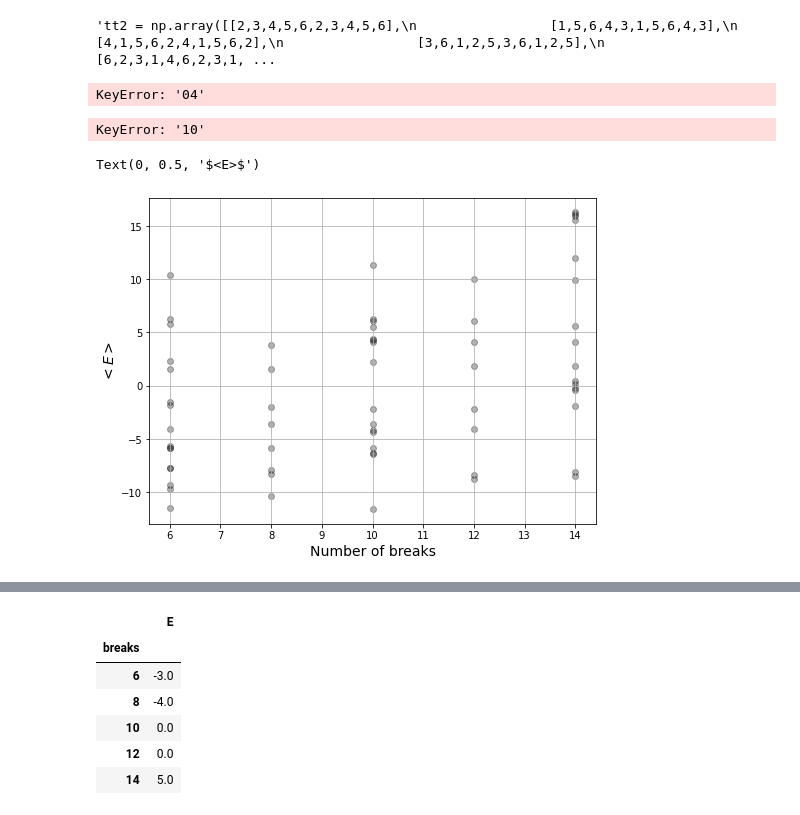
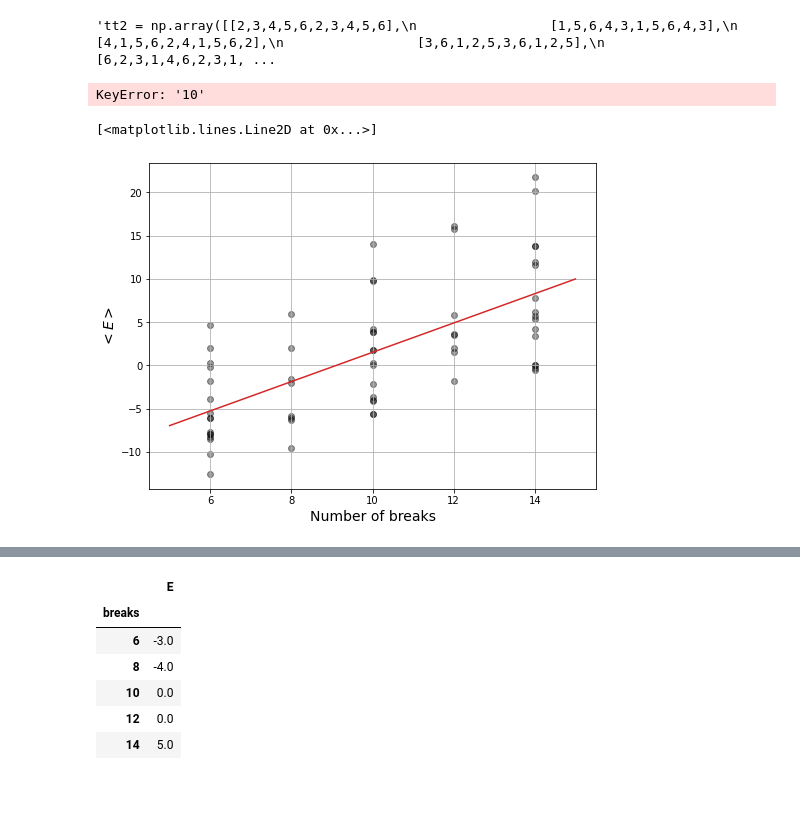
Before and after one commit to Balint831/SciMod, a Jupyter notebook: project/src/main.ipynb, the cells around one changed output, grey strips where cells are left out. Cells and saved outputs as stored; diff of their text form; code cells hidden in the pictures.

```diff
--- a/project/src/main.ipynb
+++ b/project/src/main.ipynb
@@ -94,3 +93,5 @@ print( [ values[idx] for idx in np.where( values == min(values) )[0] ])
+# %%
+z = np.array([1,0,0,1,0,0])
 # %%
 def setup_labels(z, num_teams):
     '''
@@ -114,11 +115,11 @@ def setup_labels(z, num_teams):
 # %%
-from copy import copy
+from copy import deepcopy
 
 def ha_assign(timetable, z):
 
     assert isinstance(timetable,np.ndarray), "Timetable must be of type np.ndarray"
 
-    ha_assignment = np.ones_like(timetable) * -1   # -1 for debug
+    ha_assignment = (np.ones_like(timetable) * -1)   # -1 for debug
     num_teams = timetable.shape[0]
     num_games = 2 * (num_teams-1)
 
@@ -127,14 +128,14 @@ def ha_assign(timetable, z):
 
     for t_row in range( num_teams ):
         for slot in range( num_games ):
-            team_1 = copy(t_row)
+            team_1 = deepcopy(t_row)
             team_2 = timetable[t_row, slot]
 
             #print(team_1, team_2)
             if team_1 > team_2:
                 team_1, team_2 = team_2, team_1     # slot is in the second half of the tournament team1 is greater than team2, switch them
                 label = str(team_1) + str(team_2)   # create label for lookup
-                print(label + "if")
+                #print(label + "if")
                 if slot >= (num_teams - 1):       # slot is in the second half of the tournament
                     a = z_labeled[ label ]      # 'a' is the 1 or 0 home assignment value,      y_t',s' = z
 
@@ -144,15 +145,15 @@ def ha_assign(timetable, z):
 
             else:                                   # the order of teams matches the label
                 label = str(team_1) + str(team_2)
-                print(label + "else")
+                #print(label + "else")
 
                 if slot >= (num_teams - 1):       # slot is in the second half of the tournament
-                    a = 1 - z_labeled[ label ]                                                # y_t,s' = 1-z
+                    a =  1 - z_labeled[ label ]                                                # y_t,s' = 1-z
 
                 else:                           # slot in the first half of the tournament
                     a = z_labeled[ label ]                                                    # y_t,s  = z
 
 
-            ha_assignment[t_row, slot] = label #!
-        print(" ")
+            ha_assignment[t_row, slot] = a #!
+
     return ha_assignment
@@ -162,0 +160,8 @@ str(0) + str(1)
+# %%
+timetable = np.array([[2,3,4,2,3,4],
+                      [1,4,3,1,4,3],
+                      [4,1,2,4,1,2],
+                      [3,2,1,3,2,1]])
+
+ha = ha_assign(timetable - 1 , np.array([0,0,0,0,0,0]))
+print(ha, "\n\n",timetable -1)
@@ -219,19 +204,23 @@ ha_assign(tt2, np.ones(15))"""
 # %%
 breaks_list = []
 for  z in bitstrings:
-    breaks_list.append( count_breaks(timetable, z) )
+    breaks_list.append( count_breaks(timetable -1 , z) )
-# %% [output]
-KeyError: '04'
 # %%
 # %% [output]
 KeyError: '10'
 # %%
+
+
 plt.figure(figsize=[8,6])
 plt.grid()
-plt.scatter( breaks_list, np.array(values) + 0.3 * np.random.normal(size = np.array(values).shape), alpha = .3, color = "black")
+plt.scatter( breaks_list, np.array(values) + 0.3 * np.random.normal(size = np.array(values).shape), alpha = .4, color = "black")
 plt.xlabel("Number of breaks", size = 14)
 plt.ylabel("$<E>$", size = 14)
-#plt.savefig("/home/user/mnt/project/src/energy-breaks.png", dpi = 200)
+
+popt = np.polyfit(breaks_list, values, 1)
+_t = np.linspace(min(breaks_list) - 1, max(breaks_list) + 1, 100)
+plt.plot(_t, popt[0] * _t + popt[1], color = "tab:red")
+#plt.savefig("/home/user/mnt/project/src/energy-breaks2.png", dpi = 200)
 # %% [output]
-Text(0, 0.5, '$<E>$')
+[<matplotlib.lines.Line2D at 0x...>]
-[figure, old version]
+[figure, new version]
```
Also changed, not shown: parts of 11 cells of this notebook, 7 other files.
